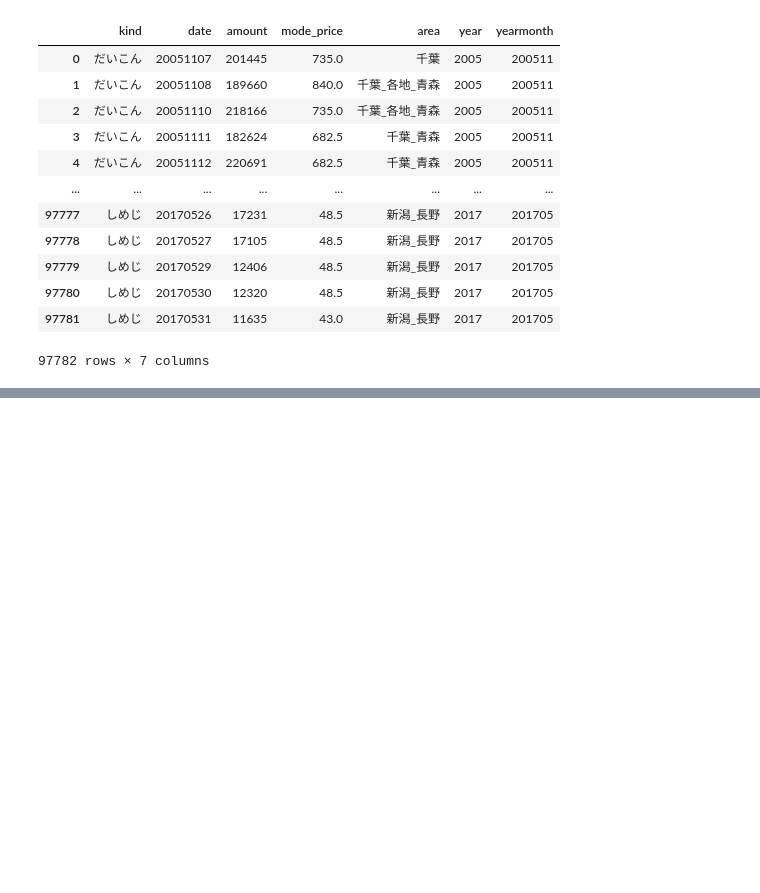
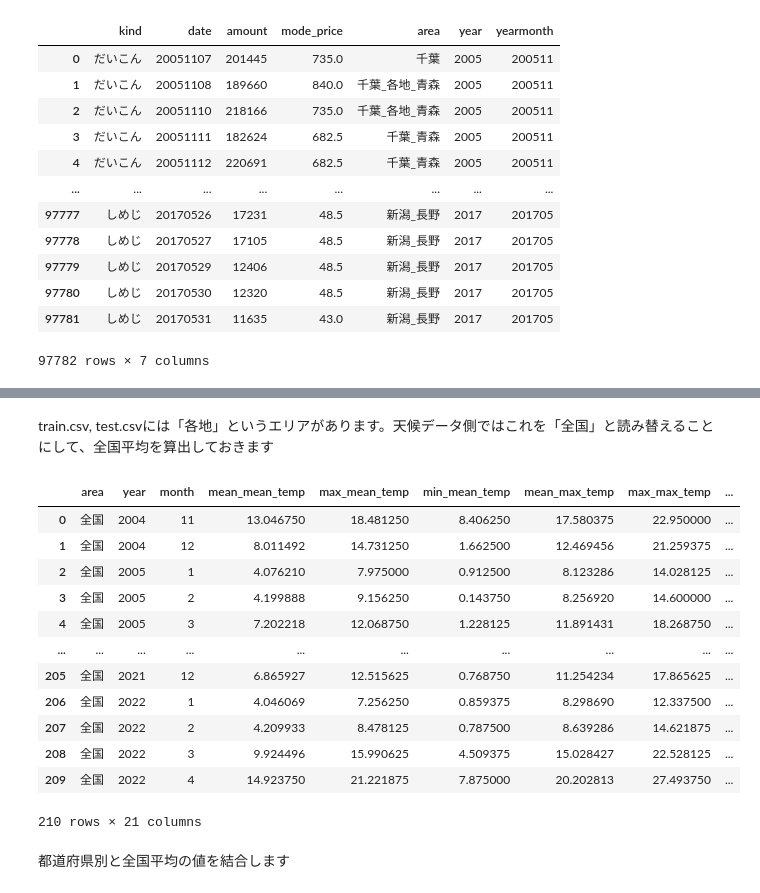
Before and after one commit to irukah7/nishika, a Jupyter notebook: yasai.ipynb, the cells around one changed output, grey strips where cells are left out. Saved outputs shown, nothing was run; the diff lists cells and outputs as text; code cells hidden in the pictures; blank space fills up the shorter version.

```diff
--- a/yasai.ipynb
+++ b/yasai.ipynb
@@ -172,0 +198,30 @@ plt.xticks(rotation=40)
+# %% [markdown]
+train.csv, test.csvには「各地」というエリアがあります。天候データ側ではこれを「全国」と読み替えることにして、全国平均を算出しておきます
+# %%
+agg_cols = [i for i in gb_df.columns if i not in ['year', 'month', 'area']]
+tmp_df = gb_df.groupby(['year', 'month'])[agg_cols].agg(['mean']).reset_index()
+
+new_cols = []
+for col1, col2 in tmp_df.columns:
+    new_cols.append(col1)
+
+tmp_df.columns = new_cols
+tmp_df['area'] = '全国'
+tmp_df = tmp_df[gb_df.columns]
+tmp_df
+# %% [output]
+|  | area | year | month | mean_mean_temp | max_mean_temp | min_mean_temp | mean_max_temp | max_max_temp | ... |
+| 0 | 全国 | 2004 | 11 | 13.046750 | 18.481250 | 8.406250 | 17.580375 | 22.950000 | ... |
+| 1 | 全国 | 2004 | 12 | 8.011492 | 14.731250 | 1.662500 | 12.469456 | 21.259375 | ... |
+| 2 | 全国 | 2005 | 1 | 4.076210 | 7.975000 | 0.912500 | 8.123286 | 14.028125 | ... |
+| 3 | 全国 | 2005 | 2 | 4.199888 | 9.156250 | 0.143750 | 8.256920 | 14.600000 | ... |
+| 4 | 全国 | 2005 | 3 | 7.202218 | 12.068750 | 1.228125 | 11.891431 | 18.268750 | ... |
+| ... | ... | ... | ... | ... | ... | ... | ... | ... | ... |
+| 205 | 全国 | 2021 | 12 | 6.865927 | 12.515625 | 0.768750 | 11.254234 | 17.865625 | ... |
+| 206 | 全国 | 2022 | 1 | 4.046069 | 7.256250 | 0.859375 | 8.298690 | 12.337500 | ... |
+| 207 | 全国 | 2022 | 2 | 4.209933 | 8.478125 | 0.787500 | 8.639286 | 14.621875 | ... |
+| 208 | 全国 | 2022 | 3 | 9.924496 | 15.990625 | 4.509375 | 15.028427 | 22.528125 | ... |
+| 209 | 全国 | 2022 | 4 | 14.923750 | 21.221875 | 7.875000 | 20.202813 | 27.493750 | ... |
+210 rows × 21 columns
+# %% [markdown]
+都道府県別と全国平均の値を結合します
```
Also changed, not shown: parts of 32 cells of this notebook.
